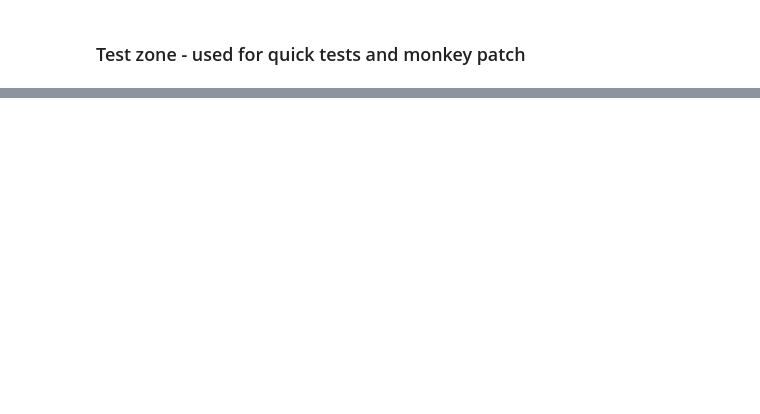
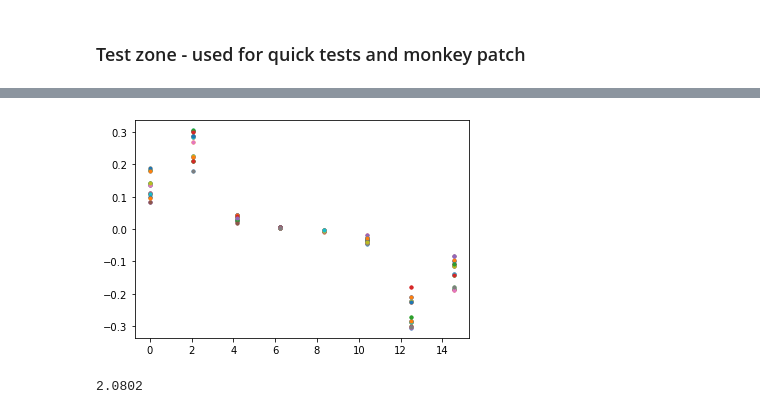
Before and after one commit to demetriomagatti/molecular_dynamics, a Jupyter notebook: molecular_dynamics.ipynb, the cells around one changed output, grey strips where cells are left out. Drawn from its saved outputs; the diff is of its cells as text; code cells hidden in the pictures; blank space fills up the shorter version.

```diff
--- a/molecular_dynamics.ipynb
+++ b/molecular_dynamics.ipynb
@@ -72,0 +132,7 @@ print(time.process_time() - start)
+# %%
+for i in range(255):
+    plt.plot(lattice[6][i],Fz[i],'.')
+
+plt.show()
+# %% [output]
+[figure, added]
@@ -72,0 +147,4 @@ print(time.process_time() - start)
+# %%
+x[0]
+# %% [output]
+2.0802
```
Also changed, not shown: parts of 14 cells of this notebook, 2 other files.
